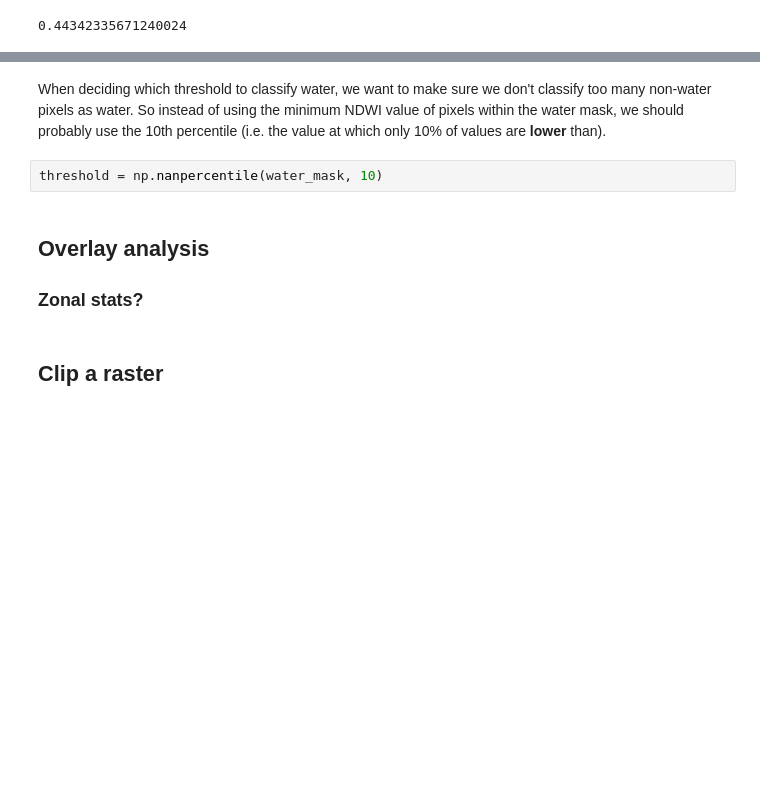
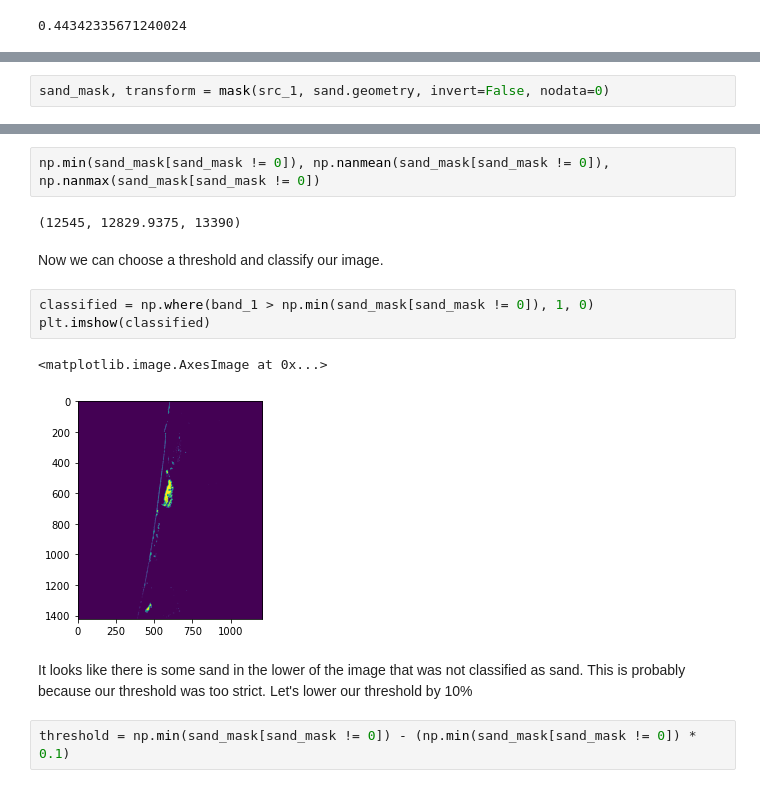
Before and after one commit to ryan-lab-duke/programming-for-sds-site, a Jupyter notebook: book/_build/jupyter_execute/demos/10b-demo.ipynb, the cells around one changed output, grey strips where cells are left out. Saved outputs shown, nothing was run; the diff lists cells and outputs as text; blank space fills up the shorter version.

```diff
--- a/book/_build/jupyter_execute/demos/10b-demo.ipynb
+++ b/book/_build/jupyter_execute/demos/10b-demo.ipynb
@@ -120,0 +148,2 @@ sand
+# %%
+sand_mask, transform = mask(src_1, sand.geometry, invert=False, nodata=0)
@@ -121,10 +174,16 @@ sand
+# %%
+np.min(sand_mask[sand_mask != 0]), np.nanmean(sand_mask[sand_mask != 0]), np.nanmax(sand_mask[sand_mask != 0])
+# %% [output]
+(12545, 12829.9375, 13390)
+# %% [markdown]
+Now we can choose a threshold and classify our image.
+# %%
+classified = np.where(band_1 > np.min(sand_mask[sand_mask != 0]), 1, 0)
+plt.imshow(classified)
+# %% [output]
+<matplotlib.image.AxesImage at 0x...>
+[figure, added]
 # %% [markdown]
-When deciding which threshold to classify water, we want to make sure we don't classify too many non-water pixels as water. So instead of using the minimum NDWI value of pixels within the water mask, we should probably use the 10th percentile (i.e. the value at which only 10% of values are **lower** than).
+It looks like there is some sand in the lower of the image that was not classified as sand. This is probably because our threshold was too strict. Let's lower our threshold by 10%
 # %%
-threshold = np.nanpercentile(water_mask, 10)
+threshold = np.min(sand_mask[sand_mask != 0]) - (np.min(sand_mask[sand_mask != 0]) * 0.1)
-# %% [markdown]
-## Overlay analysis
-
-### Zonal stats?
-# %% [markdown]
-## Clip a raster
```
Also changed, not shown: parts of 17 cells of this notebook, 54 other files.
